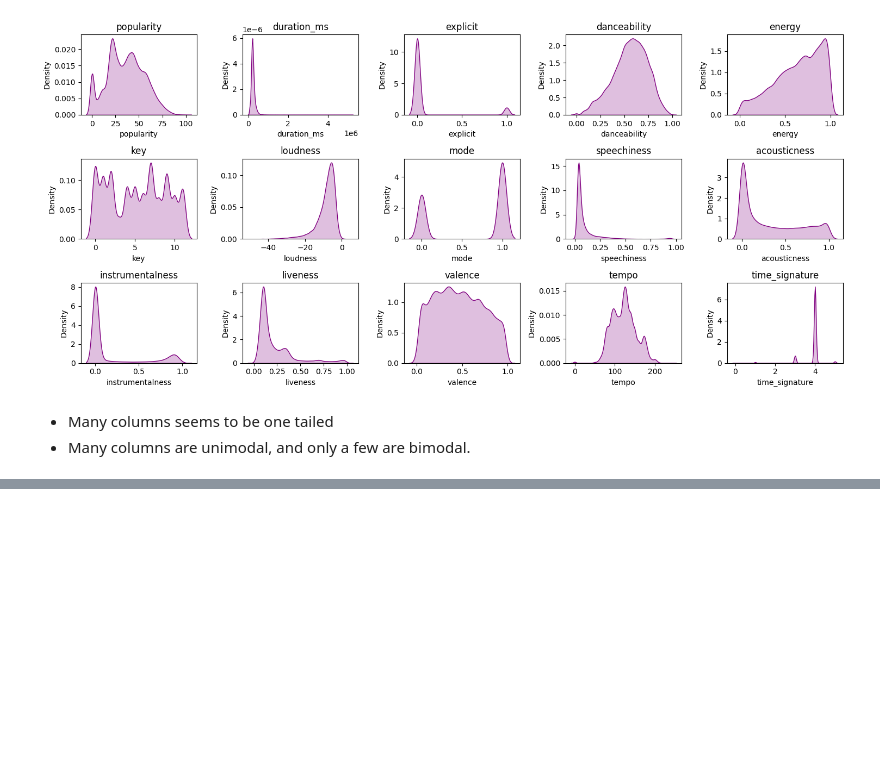
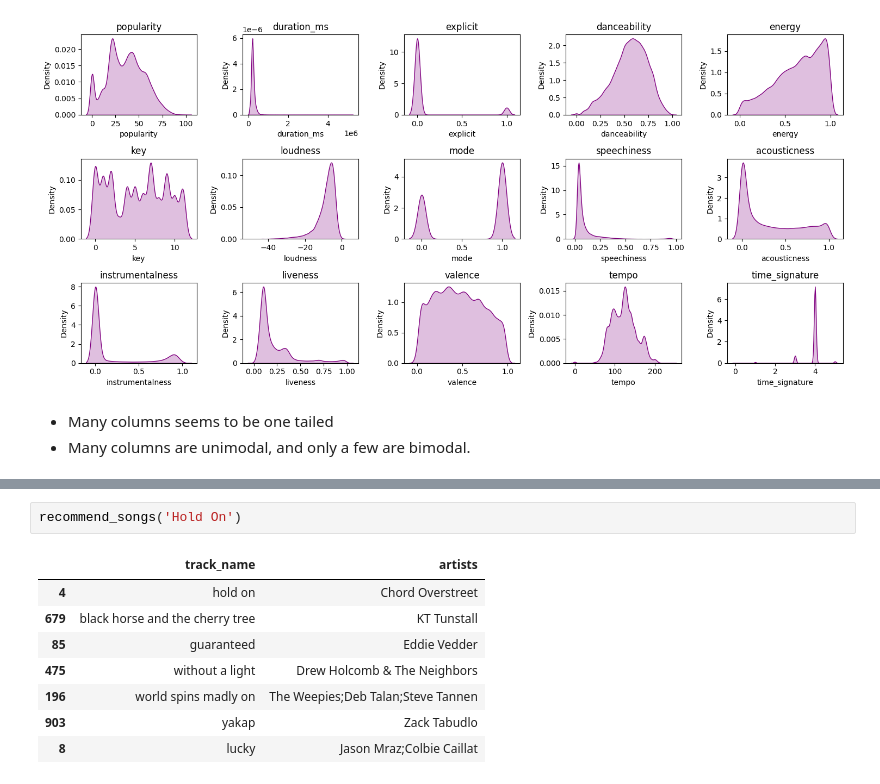
Before and after one commit to rizz045/Songs-Recommendation-System, a Jupyter notebook: Songs_Recommendation_System.ipynb, the cells around one changed output, grey strips where cells are left out. Saved outputs shown, nothing was run; the diff lists cells and outputs as text; blank space fills up the shorter version.

```diff
--- a/Songs_Recommendation_System.ipynb
+++ b/Songs_Recommendation_System.ipynb
@@ -270,0 +296,11 @@ df.columns
+# %%
+recommend_songs('Hold On')
+# %% [output]
+|  | track_name | artists |
+| 4 | hold on | Chord Overstreet |
+| 679 | black horse and the cherry tree | KT Tunstall |
+| 85 | guaranteed | Eddie Vedder |
+| 475 | without a light | Drew Holcomb & The Neighbors |
+| 196 | world spins madly on | The Weepies;Deb Talan;Steve Tannen |
+| 903 | yakap | Zack Tabudlo |
+| 8 | lucky | Jason Mraz;Colbie Caillat |
```
Also changed, not shown: parts of 28 cells of this notebook.
